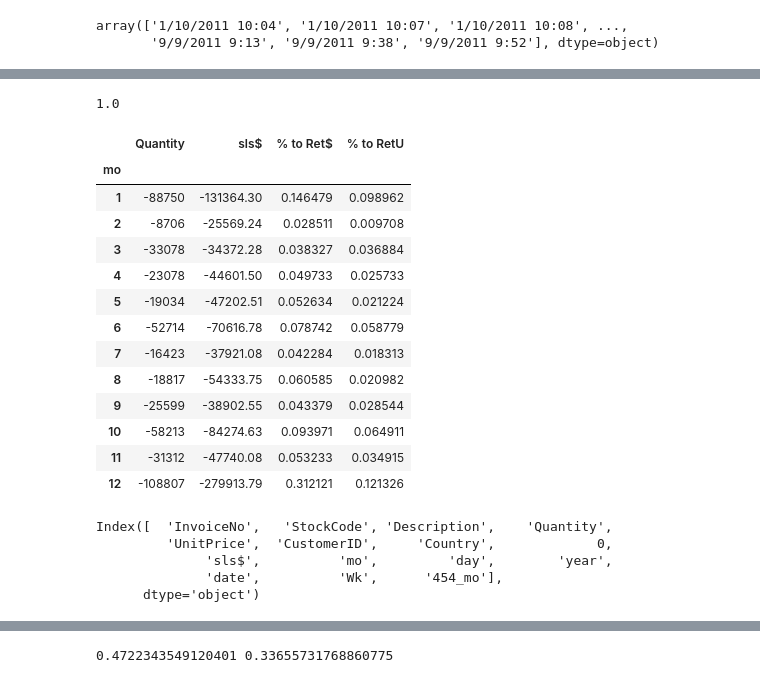
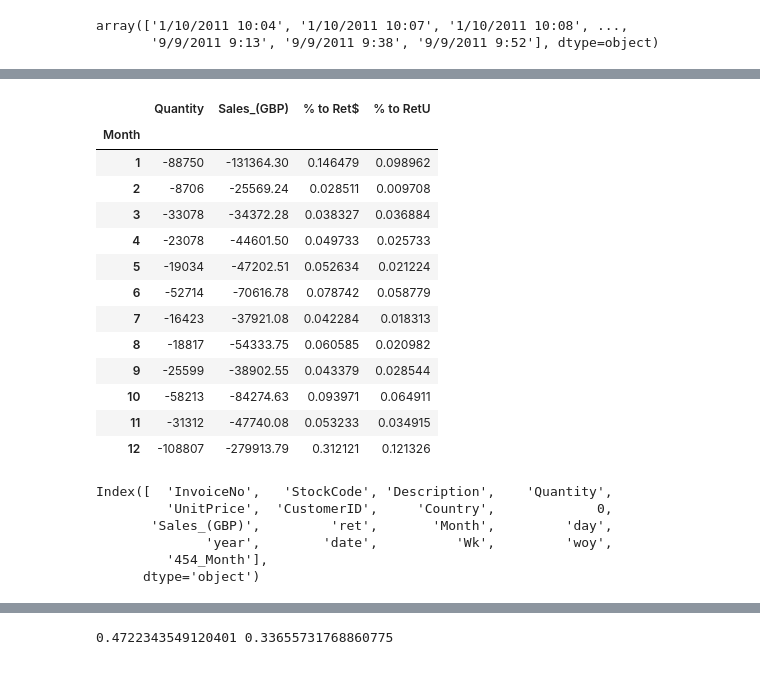
Before and after one commit to axpinkerton/projects, a Jupyter notebook: proj1nb.ipynb, the cells around one changed output, grey strips where cells are left out. Cells and saved outputs as stored; diff of their text form; code cells hidden in the pictures.

```diff
--- a/proj1nb.ipynb
+++ b/proj1nb.ipynb
@@ -38,7 +41,7 @@ full.head()
 | 3 | 536365 | 84029G | KNITTED UNION FLAG HOT WATER BOTTLE | 6 | 3.39 | 17850.0 | United Kingdom | 12/1/2010 |
 | 4 | 536365 | 84029E | RED WOOLLY HOTTIE WHITE HEART. | 6 | 3.39 | 17850.0 | United Kingdom | 12/1/2010 |
 # %%
-full['sls$']=full['Quantity']*full['UnitPrice']
+full['Sales_(GBP)']=full['Quantity']*full['UnitPrice']
 full['ret'] = full['Quantity'] < 0
 full.head()
 # %% [output]
@@ -51,6 +54,6 @@ full.head()
 # %%
 full[0]=pd.to_datetime(full[0])
-full['mo']=full[0].dt.month
+full['Month']=full[0].dt.month
 full['day']=full[0].dt.day
 full['year']=full[0].dt.year
 full.columns
@@ -77,6 +80,6 @@ new.head()
 | 3 | 536365 | 84029G | KNITTED UNION FLAG HOT WATER BOTTLE | 6 | 3.39 | 17850.0 | United Kingdom | 2010-12-01 | 20.34 | ... |
 | 4 | 536365 | 84029E | RED WOOLLY HOTTIE WHITE HEART. | 6 | 3.39 | 17850.0 | United Kingdom | 2010-12-01 | 20.34 | ... |
 # %%
-new['454_mo'] = new['Wk'].astype(str).str[0:3]
+new['454_Month'] = new['Wk'].astype(str).str[0:3]
 new.head()
 # %% [output]
@@ -114,24 +143,23 @@ See the caveats in the documentation: https://pandas.pydata.org/pandas-docs/stab
 # %%
 mask1 = new['ret']
 returns = new.loc[mask1, :].copy()
-returns['AUR']=returns['sls$']/returns['Quantity']
+returns['Unit_Cost']=returns['Sales_(GBP)']/returns['Quantity']
 
-ttlretdol = returns['sls$'].sum()
+ttlretdol = returns['Sales_(GBP)'].sum()
 ttlretquan = returns['Quantity'].sum()
 
-returns['% to Ret$'] = returns['sls$'] / ttlretdol
+returns['% to Ret$'] = returns['Sales_(GBP)'] / ttlretdol
 returns['% to RetU'] = returns['Quantity'] / ttlretquan
 
 
-ttl_mo_ret = returns.groupby(['mo'])[['Quantity','sls$','% to Ret$','% to RetU']].agg('sum')
+ttl_mo_ret = returns.groupby(['Month'])[['Quantity','Sales_(GBP)','% to Ret$','% to RetU']].agg('sum')
 
 ttl_mo_ret['% to RetU'] = ttl_mo_ret['Quantity'] / ttlretdol
 monthly_ttls = (ttlretdol,ttlretquan)
 ttl_mo_ret
 # %% [output]
-1.0
-|  | Quantity | sls$ | % to Ret$ | % to RetU |
-| mo |  |  |  |  |
+|  | Quantity | Sales_(GBP) | % to Ret$ | % to RetU |
+| Month |  |  |  |  |
 | 1 | -88750 | -131364.30 | 0.146479 | 0.098962 |
 | 2 | -8706 | -25569.24 | 0.028511 | 0.009708 |
 | 3 | -33078 | -34372.28 | 0.038327 | 0.036884 |
@@ -149,7 +177,8 @@ new.columns
 # %% [output]
 Index([  'InvoiceNo',   'StockCode', 'Description',    'Quantity',
          'UnitPrice',  'CustomerID',     'Country',             0,
-              'sls$',          'mo',         'day',        'year',
-              'date',          'Wk',      '454_mo'],
+       'Sales_(GBP)',         'ret',       'Month',         'day',
+              'year',        'date',          'Wk',         'woy',
+         '454_Month'],
       dtype='object')
 # %%
```
Also changed, not shown: parts of 13 cells of this notebook, 1 other file.
